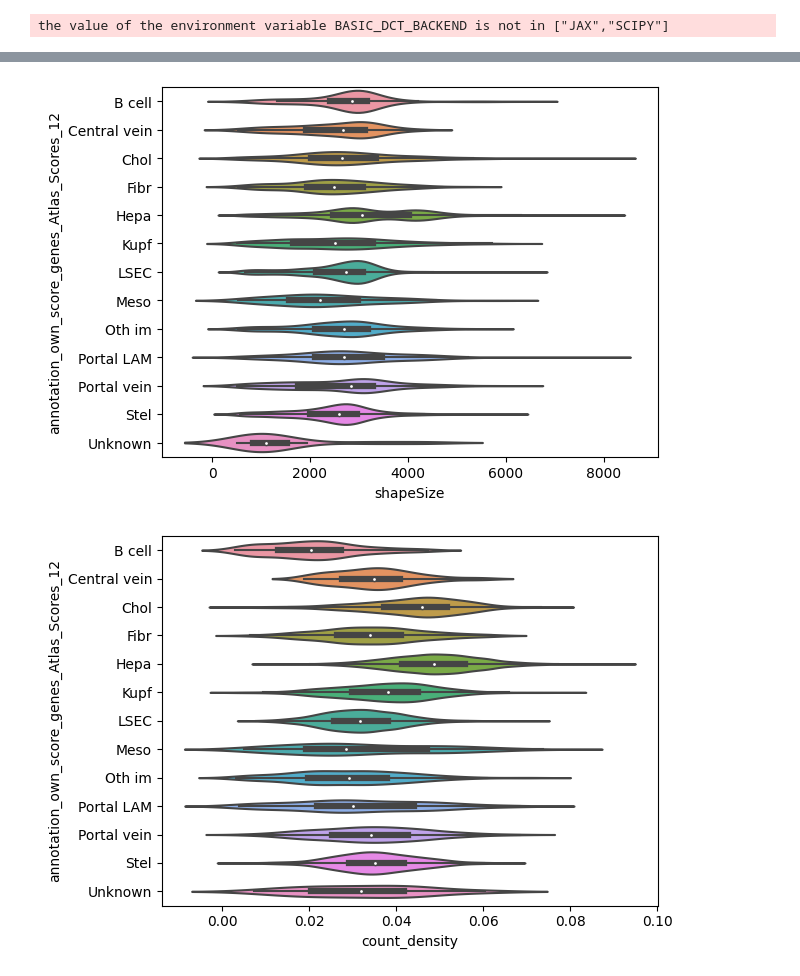
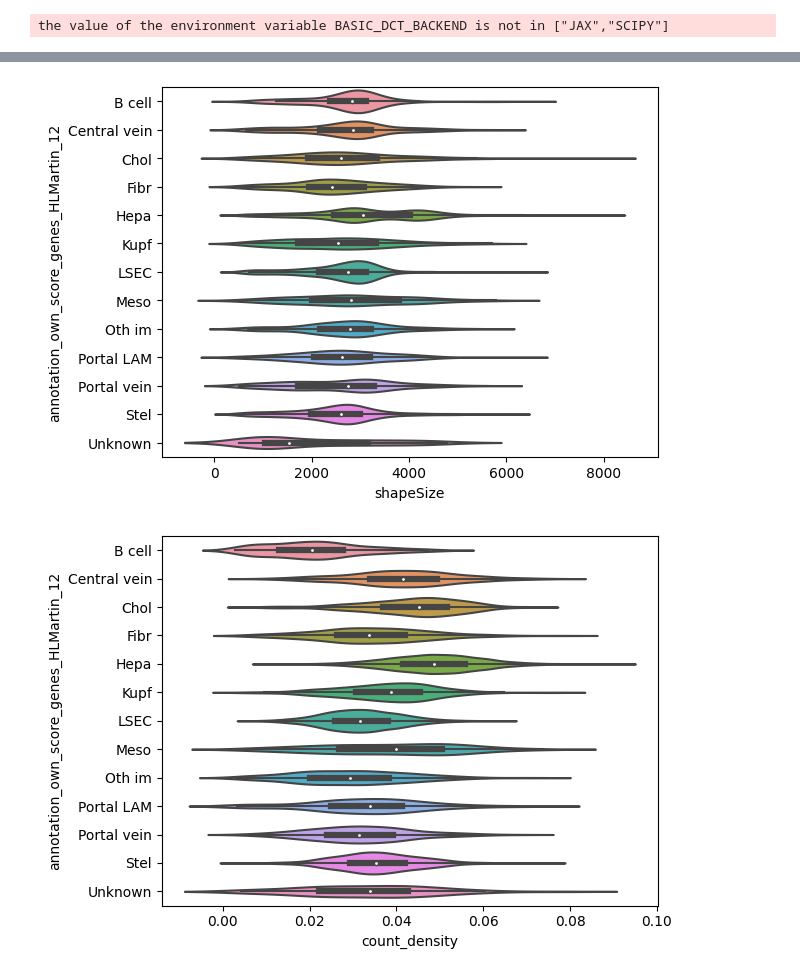
Before and after one commit to WoutVanhenden/Thesis, a Jupyter notebook: extra_plots.ipynb, the cells around one changed output, grey strips where cells are left out. Cells and saved outputs as stored; diff of their text form; code cells hidden in the pictures.

Commit message:
plots

```diff
--- a/extra_plots.ipynb
+++ b/extra_plots.ipynb
@@ -72,6 +72,6 @@ Unknown
 [figure]
 # %%
-annotation = 'annotation_own_score_genes_Atlas_Scores_12'
+annotation = 'annotation_own_score_genes_HLMartin_12'
 sns.violinplot(data=anndata.obs,x="total_counts",y=annotation)
 plt.show()
 sns.violinplot(data=anndata.obs,x="shapeSize",y=annotation)
@@ -84,2 +84,2 @@ plt.show()
-[figure, old version]
+[figure, new version]
-[figure, old version]
+[figure, new version]
```
Also changed, not shown: parts of 2 cells of this notebook.
